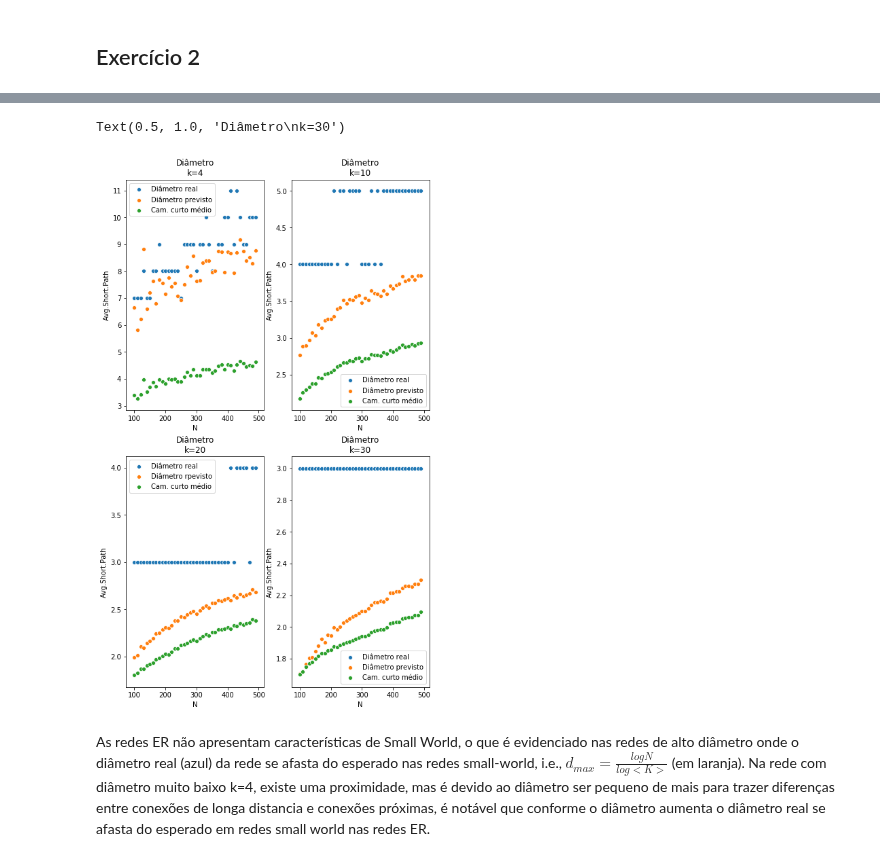
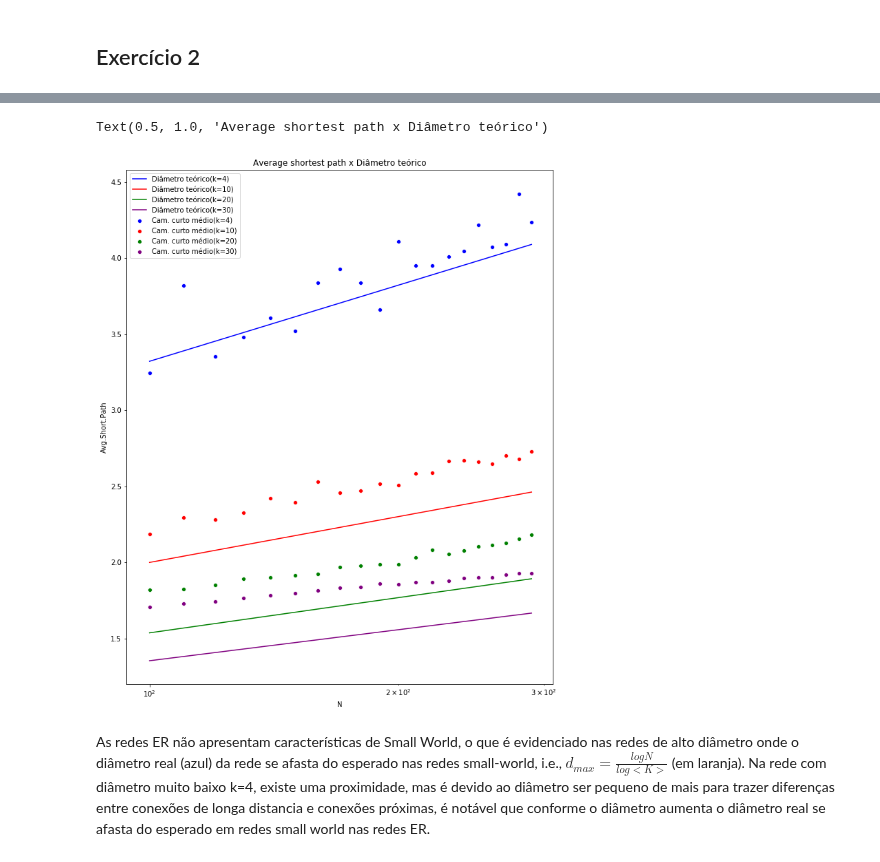
Before and after one commit to guimilan/redes_complexas, a Jupyter notebook: lista3/Lista3_wip.ipynb, the cells around one changed output, grey strips where cells are left out. Saved outputs shown, nothing was run; the diff lists cells and outputs as text; code cells hidden in the pictures.

```diff
--- a/lista3/Lista3_wip.ipynb
+++ b/lista3/Lista3_wip.ipynb
@@ -51,7 +51,7 @@ def compute_statistics(g, g_type):
 net_df = pd.DataFrame(columns=['n','Avg.Deg.','2nd.Mom.','Avg.Short.Path','Avg.Clustering',
                                'Transitivity','Assortativity','Model'])
 
-k = 10
+k = 2
 n = 500
 p = k/(n-1)
 for i in range(10):
@@ -170,14 +175,15 @@ set_ax_fontsize(axis, 16)
 # %%
-ex2 = pd.DataFrame(columns=['N','k','Avg.Short.Path', 'Real diameter', 'Predicted Diameter'])
+ex2 = pd.DataFrame(columns=['N','k','Avg.Short.Path', 'Real diameter', 'Theoretical Diameter'])
 for k in [4, 10, 20, 30]:
-    for n in range(100, 500, 10):
+    for n in range(100, 300, 10):
         p = k/(n-1)
         er = nx.gnp_random_graph(n=n, p=p, seed=None, directed=False)
         giant_comp = sorted(nx.connected_component_subgraphs(er), key = len, reverse=True)[0]
         short = nx.average_shortest_path_length(giant_comp)
-        dmax = nx.diameter(giant_comp)
+        #dmax = nx.diameter(giant_comp)
         avg_deg = len(giant_comp)/giant_comp.number_of_edges()
-        diam = np.abs(np.log(len(giant_comp))/np.log(avg_deg))#Tem que tirar o valor absoluto aqui?
-        ex2.loc[ex2.shape[0]] = [n, k, short, dmax, diam]
+        #diam = np.abs(np.log(len(giant_comp))/np.log(avg_deg))
+        theoretical = np.log(n)/np.log(k)
+        ex2.loc[ex2.shape[0]] = [n, k, short, dmax, theoretical]
 ex2
 # %% [output]
@@ -219,34 +203,42 @@ for ax in axis:
 # %%
-fig, axis = plt.subplots(2,2, figsize=(8,5))
-plt.subplots_adjust(top=2.2)
+fig, axis = plt.subplots(1,1, figsize=(8,5))
+plt.subplots_adjust(top=2.2, right=1.2)
+
+#Calcular reta ao inves de usar a formula calculada com o diametro da rede
 
 k_4 = ex2[ex2['k']==4]
-sns.scatterplot(x=k_4['N'], y=k_4['Real diameter'], ax=axis[0,0], label='Diâmetro real');
-sns.scatterplot(x=k_4['N'], y=k_4['Predicted Diameter'], ax=axis[0,0], label='Diâmetro previsto')
-sns.scatterplot(x=k_4['N'], y=k_4['Avg.Short.Path'], ax=axis[0,0], label='Cam. curto médio');
+#sns.scatterplot(x=k_4['N'], y=k_4['Real diameter'], ax=axis[0,0], label='Diâmetro real');
+sns.lineplot(x=k_4['N'], y=k_4['Theoretical Diameter'], ax=axis, label='Diâmetro teórico(k=4)', color='blue')
+g3 = sns.scatterplot(x=k_4['N'], y=k_4['Avg.Short.Path'], ax=axis, label='Cam. curto médio(k=4)', color='blue');
+g3.set(xscale='log')
 
-axis[0,0].set_title('Diâmetro\nk=4')
+#xis[0,0].set_title('Diâmetro\nk=4')
 
 k_10 = ex2[ex2['k'] == 10]
-sns.scatterplot(x=k_10['N'], y=k_10['Real diameter'], ax=axis[0,1], label='Diâmetro real');
-sns.scatterplot(x=k_10['N'], y=k_10['Predicted Diameter'], ax=axis[0,1], label='Diâmetro previsto')
-sns.scatterplot(x=k_10['N'], y=k_10['Avg.Short.Path'], ax=axis[0,1], label='Cam. curto médio');
-axis[0,1].set_title('Diâmetro\nk=10')
+#sns.scatterplot(x=k_10['N'], y=k_10['Real diameter'], ax=axis[0,1], label='Diâmetro real');
+sns.lineplot(x=k_10['N'], y=k_10['Theoretical Diameter'], ax=axis, label='Diâmetro teórico(k=10)', color='red')
+g3 = sns.scatterplot(x=k_10['N'], y=k_10['Avg.Short.Path'], ax=axis, label='Cam. curto médio(k=10)', color='red');
+g3.set(xscale='log')
+#xis[0,0].set_title('Diâmetro\nk=10')
 
 k_20 = ex2[ex2['k'] == 20]
-sns.scatterplot(x=k_20['N'], y=k_20['Real diameter'], ax=axis[1,0], label='Diâmetro real')
-sns.scatterplot(x=k_20['N'], y=k_20['Predicted Diameter'], ax=axis[1,0], label='Diâmetro rpevisto')
-sns.scatterplot(x=k_20['N'], y=k_20['Avg.Short.Path'], ax=axis[1,0], label='Cam. curto médio')
-axis[1,0].set_title('Diâmetro\nk=20')
+#sns.scatterplot(x=k_20['N'], y=k_20['Real diameter'], ax=axis[1,0], label='Diâmetro real')
+sns.lineplot(x=k_20['N'], y=k_20['Theoretical Diameter'], ax=axis, label='Diâmetro teórico(k=20)', color='green')
+g3 = sns.scatterplot(x=k_20['N'], y=k_20['Avg.Short.Path'], ax=axis, label='Cam. curto médio(k=20)', color='green')
+g3.set(xscale='log')
+#xis[0,0].set_title('Diâmetro\nk=20')
 
 k_30 = ex2[ex2['k'] == 30]
-sns.scatterplot(x=k_30['N'], y=k_30['Real diameter'], ax=axis[1,1], label='Diâmetro real')
-sns.scatterplot(x=k_30['N'], y=k_30['Predicted Diameter'], ax=axis[1,1], label='Diâmetro previsto')
-sns.scatterplot(x=k_30['N'], y=k_30['Avg.Short.Path'], ax=axis[1,1], label='Cam. curto médio')
-axis[1,1].set_title('Diâmetro\nk=30')
+#sns.scatterplot(x=k_30['N'], y=k_30['Real diameter'], ax=axis[1,1], label='Diâmetro real')
+sns.lineplot(x=k_30['N'], y=k_30['Theoretical Diameter'], ax=axis, label='Diâmetro teórico(k=30)', color='purple')
+g3 = sns.scatterplot(x=k_30['N'], y=k_30['Avg.Short.Path'], ax=axis, label='Cam. curto médio(k=30)', color='purple')
+g3.set(xscale='log')
+#xis[0,0].set_title('Diâmetro\nk=30')
+
+axis.set_title('Average shortest path x Diâmetro teórico')
 # %% [output]
-Text(0.5, 1.0, 'Diâmetro\nk=30')
+Text(0.5, 1.0, 'Average shortest path x Diâmetro teórico')
-[figure, old version]
+[figure, new version]
 # %% [markdown]
 As redes ER não apresentam características de Small World, o que é evidenciado nas redes de alto diâmetro onde o diâmetro real (azul) da rede se afasta do esperado nas redes small-world, i.e., $d_{max} = \frac{logN}{log<K>}$ (em laranja). Na rede com diâmetro muito baixo k=4, existe uma proximidade, mas é devido ao diâmetro ser pequeno de mais para trazer diferenças entre conexões de longa distancia e conexões próximas, é notável que conforme o diâmetro aumenta o diâmetro real se afasta do esperado em redes small world nas redes ER.
 # %% [markdown]
```
Also changed, not shown: parts of 13 cells of this notebook.
